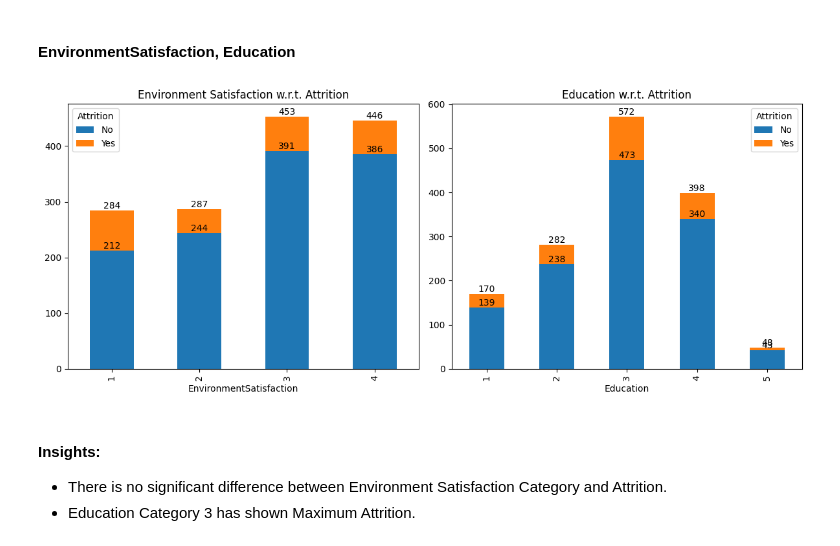
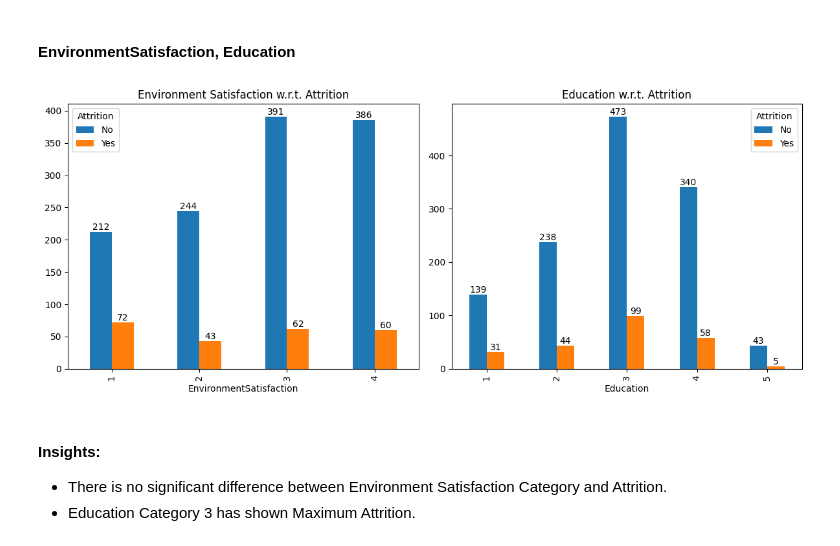
Before and after one commit to Akshay-Paunikar/IBM_Employee_Attrition_ML, a Jupyter notebook: notebook/IBM_Employee_Attrition_EDA.ipynb, the cells around one changed output. Saved outputs shown, nothing was run; the diff lists cells and outputs as text; code cells hidden in the pictures.

```diff
--- a/notebook/IBM_Employee_Attrition_EDA.ipynb
+++ b/notebook/IBM_Employee_Attrition_EDA.ipynb
@@ -609,9 +609,9 @@ fig = plt.figure(figsize=(15,5))
 ax1 = plt.subplot2grid((1,3),(0,0))
 PR = data.groupby(['Attrition', 'PerformanceRating']).size().reset_index().pivot(
     columns='Attrition', index='PerformanceRating', values=0)
-PR.plot(kind='bar', stacked=True, ax=ax1)
-# for i in ax1.containers:
-#     ax1.bar_label(i)
+PR.plot(kind='bar', stacked=False, ax=ax1)
+for i in ax1.containers:
+    ax1.bar_label(i)
 plt.title("Performance Rating w.r.t. Attrition")
 
 # RelationshipSatisfaction
@@ -619,9 +619,9 @@ plt.title("Performance Rating w.r.t. Attrition")
 ax2 = plt.subplot2grid((1,3),(0,1))
 RS = data.groupby(['Attrition', 'RelationshipSatisfaction']).size().reset_index().pivot(
     columns='Attrition', index='RelationshipSatisfaction', values=0)
-RS.plot(kind='bar', stacked=True, ax=ax2)
-# for i in ax2.containers:
-#     ax2.bar_label(i)
+RS.plot(kind='bar', stacked=False, ax=ax2)
+for i in ax2.containers:
+    ax2.bar_label(i)
 plt.title('Relationship Satisfaction w.r.t. Attrition')
 
 # JobSatisfaction
@@ -629,9 +629,9 @@ plt.title('Relationship Satisfaction w.r.t. Attrition')
 ax3 = plt.subplot2grid((1,3),(0,2))
 JS = data.groupby(['Attrition', 'JobSatisfaction']).size().reset_index().pivot(
     columns='Attrition', index='JobSatisfaction', values=0)
-JS.plot(kind='bar', stacked=True, ax=ax3)
-# for i in ax3.containers:
-#     ax3.bar_label(i)
+JS.plot(kind='bar', stacked=False, ax=ax3)
+for i in ax3.containers:
+    ax3.bar_label(i)
 plt.title('Job Satisfaction w.r.t. Attrition')
 
 plt.tight_layout()
@@ -650,9 +650,9 @@ fig = plt.figure(figsize=(15,5))
 ax1 = plt.subplot2grid((1,3),(0,0))
 NCW = data.groupby(['Attrition', 'NumCompaniesWorked']).size().reset_index().pivot(
     columns='Attrition', index='NumCompaniesWorked', values=0)
-NCW.plot(kind='bar', stacked=True, ax=ax1)
-# for i in ax1.containers:
-#     ax1.bar_label(i)
+NCW.plot(kind='bar', stacked=False, ax=ax1)
+for i in ax1.containers:
+    ax1.bar_label(i)
 plt.title("Number of Companies Worked w.r.t Attrition")
 
 # JobLevel
@@ -660,9 +660,9 @@ plt.title("Number of Companies Worked w.r.t Attrition")
 ax2 = plt.subplot2grid((1,3),(0,1))
 JL = data.groupby(['Attrition', 'JobLevel']).size().reset_index().pivot(
     columns='Attrition', index='JobLevel', values=0)
-JL.plot(kind='bar', stacked=True, ax=ax2)
-# for i in ax2.containers:
-#     ax2.bar_label(i)
+JL.plot(kind='bar', stacked=False, ax=ax2)
+for i in ax2.containers:
+    ax2.bar_label(i)
 plt.title('Job Level w.r.t. Attrition')
 
 # JobInvolvement
@@ -670,9 +670,9 @@ plt.title('Job Level w.r.t. Attrition')
 ax3 = plt.subplot2grid((1,3),(0,2))
 JI = data.groupby(['Attrition', 'JobInvolvement']).size().reset_index().pivot(
     columns='Attrition', index='JobInvolvement', values=0)
-JI.plot(kind='bar', stacked=True, ax=ax3)
-# for i in ax3.containers:
-#     ax3.bar_label(i)
+JI.plot(kind='bar', stacked=False, ax=ax3)
+for i in ax3.containers:
+    ax3.bar_label(i)
 plt.title('Job Involvement w.r.t. Attrition')
 
 plt.tight_layout()
@@ -689,30 +689,30 @@ plt.show()
 # %%
 fig = plt.figure(figsize=(12,5))
 
 # EnvironmentSatisfaction
 
 ax1 = plt.subplot2grid((1,2),(0,0))
 ES = data.groupby(['Attrition', 'EnvironmentSatisfaction']).size().reset_index().pivot(
     columns='Attrition', index='EnvironmentSatisfaction', values=0)
-ES.plot(kind='bar', stacked=True, ax=ax1)
+ES.plot(kind='bar', stacked=False, ax=ax1)
 for i in ax1.containers:
     ax1.bar_label(i)
 plt.title('Environment Satisfaction w.r.t. Attrition')
 
 # Education
 
 ax2 = plt.subplot2grid((1,2),(0,1))
 EDCTN = data.groupby(['Attrition', 'Education']).size().reset_index().pivot(
     columns='Attrition', index='Education', values=0)
-EDCTN.plot(kind='bar', stacked=True, ax=ax2)
+EDCTN.plot(kind='bar', stacked=False, ax=ax2)
 for i in ax2.containers:
     ax2.bar_label(i)
 plt.title("Education w.r.t. Attrition")
 
 plt.tight_layout()
 plt.show()
 # %% [output]
-[figure, old version]
+[figure, new version]
 # %% [markdown]
 #### Insights:
  - There is no significant difference between Environment Satisfaction Category and Attrition.
```
Also changed, not shown: parts of 6 cells of this notebook.
